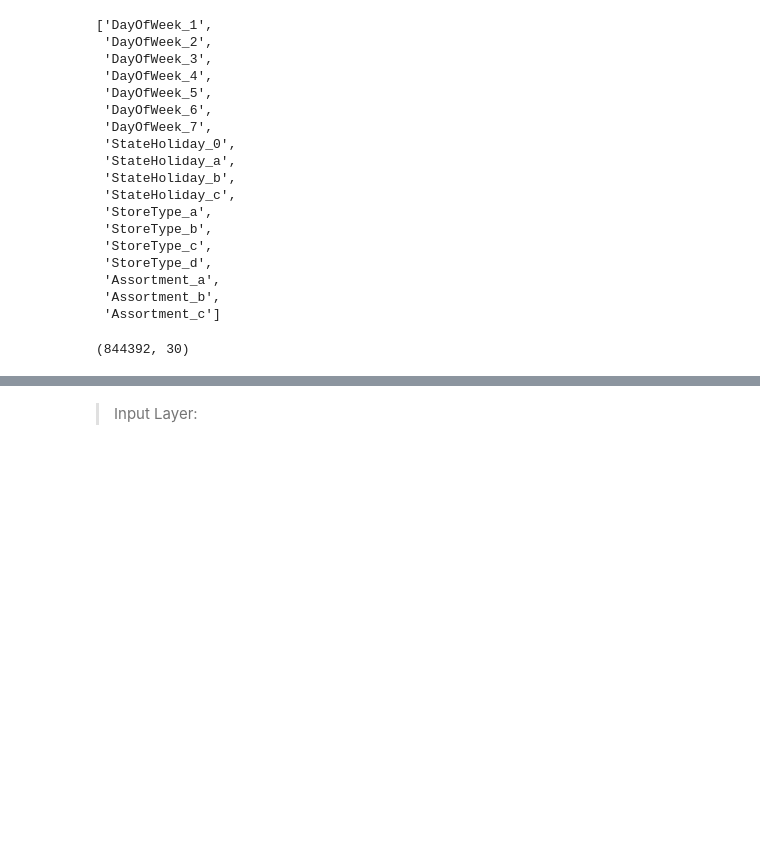
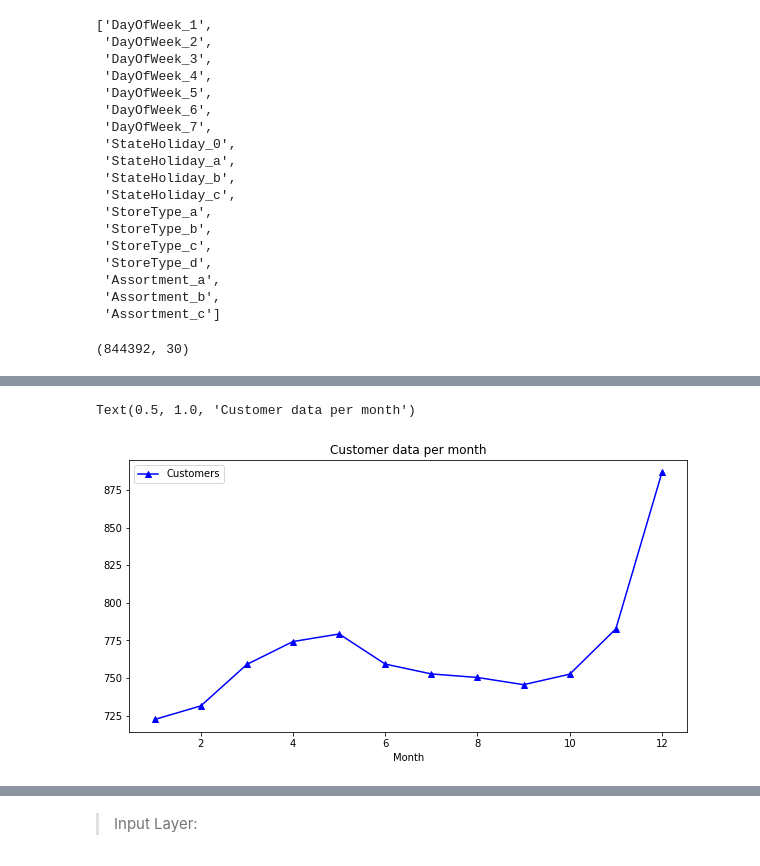
Before and after one commit to Aytijha/Rossman-store-sales-prediction, a Jupyter notebook: sales_forecasting.ipynb, the cells around one changed output, grey strips where cells are left out. Cells and saved outputs as stored; diff of their text form; code cells hidden in the pictures; blank space fills up the shorter version.

```diff
--- a/sales_forecasting.ipynb
+++ b/sales_forecasting.ipynb
@@ -376,0 +402,6 @@ X.shape
+# %%
+axis = merged_df.groupby('Month')[['Customers']].mean().plot(figsize = (10,5), marker = '^', color = 'b')
+axis.set_title('Customer data per month')
+# %% [output]
+Text(0.5, 1.0, 'Customer data per month')
+[figure, added]
```
Also changed, not shown: parts of 15 cells of this notebook.
